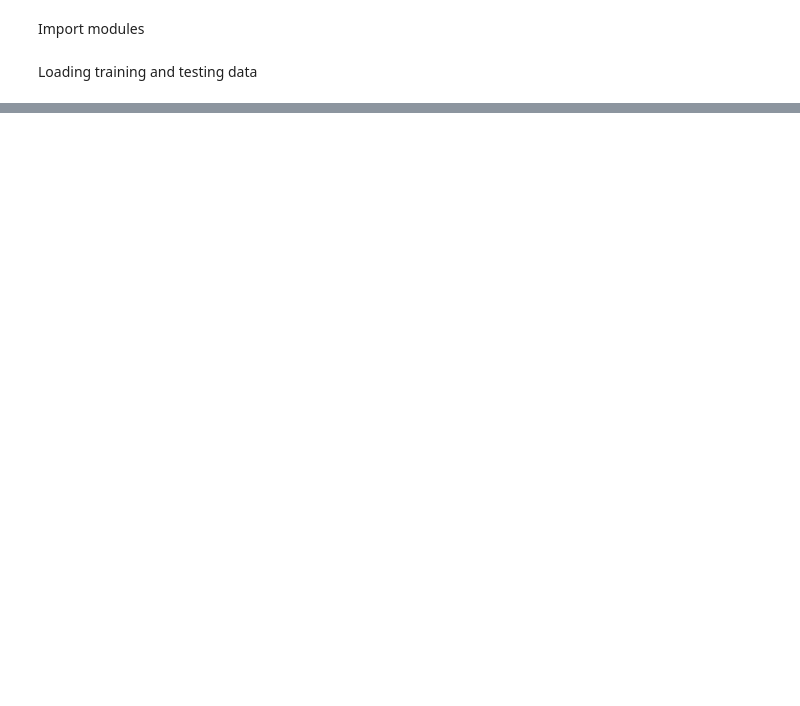
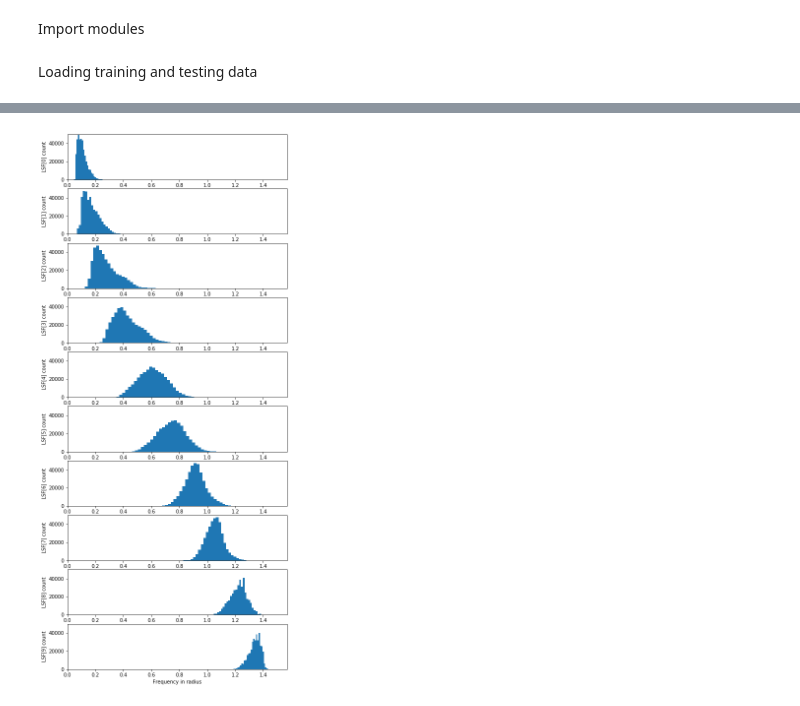
Before and after one commit to triwoods/udacity-ml-projects, a Jupyter notebook: capstone/capstone_SenLi/Capstone_Project.ipynb, the cells around one changed output, grey strips where cells are left out. Cells and saved outputs as stored; diff of their text form; code cells hidden in the pictures; blank space fills up the shorter version.

```diff
--- a/capstone/capstone_SenLi/Capstone_Project.ipynb
+++ b/capstone/capstone_SenLi/Capstone_Project.ipynb
@@ -54,0 +65,5 @@ u.plot_lsf_hist(X_train)
+# %%
+# Plot the histogram for each of the LB LSF dimension
+u.plot_lsf_hist(X_train[:, :10])
+# %% [output]
+[figure, added]
```
Also changed, not shown: parts of 17 cells of this notebook, 2 other files.
